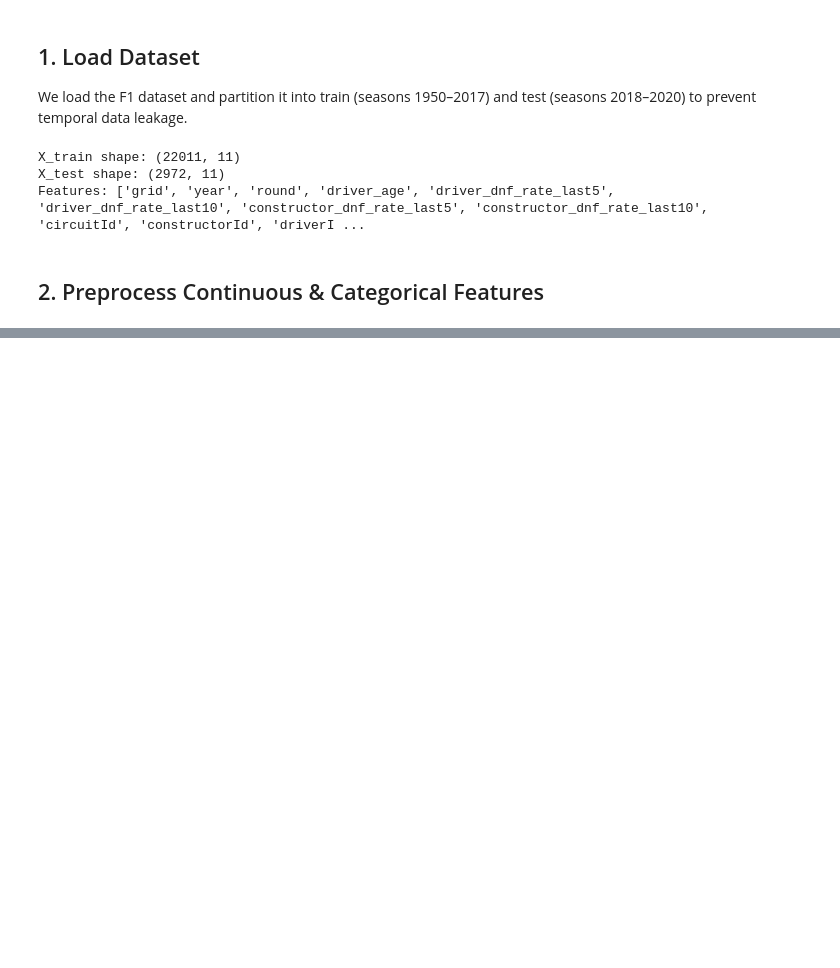
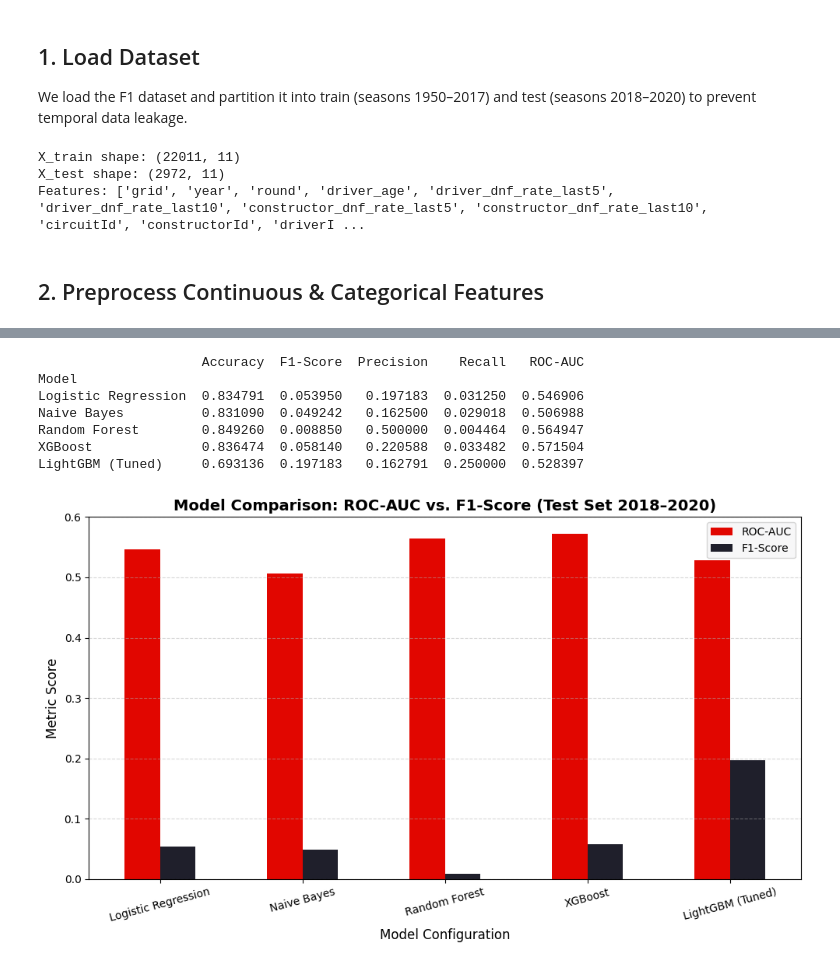
Before and after one commit to brianjjing/dsc148-f1-project, a Jupyter notebook: model/all_models.ipynb, the cells around one changed output, grey strips where cells are left out. Saved outputs shown, nothing was run; the diff lists cells and outputs as text; code cells hidden in the pictures; blank space fills up the shorter version.

Commit message:
added graphs to visualize models
hooray!

```diff
--- a/model/all_models.ipynb
+++ b/model/all_models.ipynb
@@ -22,7 +37,8 @@ from model.model_pipeline import build_dataset
 
 We load the F1 dataset and partition it into train (seasons 1950–2017) and test (seasons 2018–2020) to prevent temporal data leakage.
 # %%
-data = build_dataset(test_year_start=2018, data_dir=Path("../data"))
+data_dir = project_root / "data" if project_root else Path("../data")
+data = build_dataset(test_year_start=2018, data_dir=data_dir)
 print(f"X_train shape: {data.X_train.shape}")
 print(f"X_test shape: {data.X_test.shape}")
 print(f"Features: {data.feature_cols}")
@@ -140,0 +193,16 @@ print(f"ROC-AUC: {roc_auc_score(y_test, lgb_probs):.4f}")
+# %%
+params = {
+    'objective': 'binary',
+    'metric': 'binary_logloss',
+    'random_state': 42,
+    'verbosity': -1,
+    'n_jobs': -1
+}
+params.update(best_params)
+
+lgb_tuned = lgb.LGBMClassifier(**params)
+lgb_tuned.fit(X_train, y_train)
+
+models_preds["LightGBM (Tuned)"] = lgb_tuned.predict(X_test)
+models_probs["LightGBM (Tuned)"] = lgb_tuned.predict_proba(X_test)[:, 1]
+print("Tuned LightGBM evaluation complete.")
@@ -140,0 +215,38 @@ print(f"ROC-AUC: {roc_auc_score(y_test, lgb_probs):.4f}")
+# %%
+# Compile metrics for table & visualization
+metrics = []
+for model_name in models_preds.keys():
+    y_pred = models_preds[model_name]
+    y_prob = models_probs[model_name]
+    metrics.append({
+        "Model": model_name,
+        "Accuracy": accuracy_score(y_test, y_pred),
+        "F1-Score": f1_score(y_test, y_pred),
+        "Precision": precision_score(y_test, y_pred),
+        "Recall": recall_score(y_test, y_pred),
+        "ROC-AUC": roc_auc_score(y_test, y_prob)
+    })
+
+df_compare = pd.DataFrame(metrics).set_index("Model")
+print(df_compare.to_string())
+
+# Chart 1: Bar Chart comparing AUC vs F1-Score
+fig, ax = plt.subplots(figsize=(10, 6))
+df_compare[["ROC-AUC", "F1-Score"]].plot(kind="bar", ax=ax, color=["#e10600", "#1f1f2b"])
+ax.set_title("Model Comparison: ROC-AUC vs. F1-Score (Test Set 2018–2020)", fontsize=14, fontweight="bold")
+ax.set_ylabel("Metric Score", fontsize=12)
+ax.set_xlabel("Model Configuration", fontsize=12)
+ax.set_xticklabels(df_compare.index, rotation=15)
+ax.grid(axis="y", linestyle="--", alpha=0.5)
+ax.legend(frameon=True, facecolor="#f5f5f7")
+plt.tight_layout()
+plt.show()
+# %% [output]
+                     Accuracy  F1-Score  Precision    Recall   ROC-AUC
+Model
+Logistic Regression  0.834791  0.053950   0.197183  0.031250  0.546906
+Naive Bayes          0.831090  0.049242   0.162500  0.029018  0.506988
+Random Forest        0.849260  0.008850   0.500000  0.004464  0.564947
+XGBoost              0.836474  0.058140   0.220588  0.033482  0.571504
+LightGBM (Tuned)     0.693136  0.197183   0.162791  0.250000  0.528397
+[figure, added]
```
Also changed, not shown: parts of 17 cells of this notebook.
